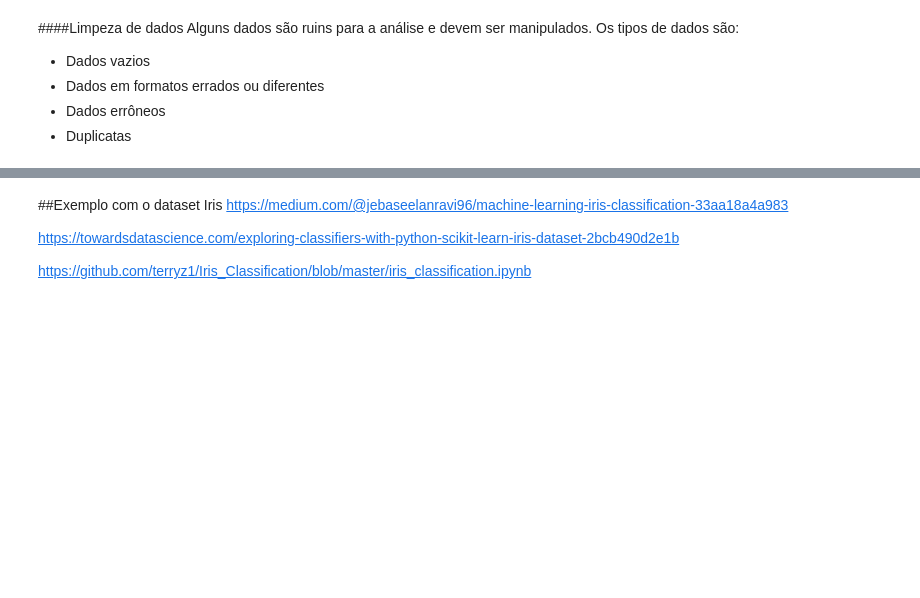
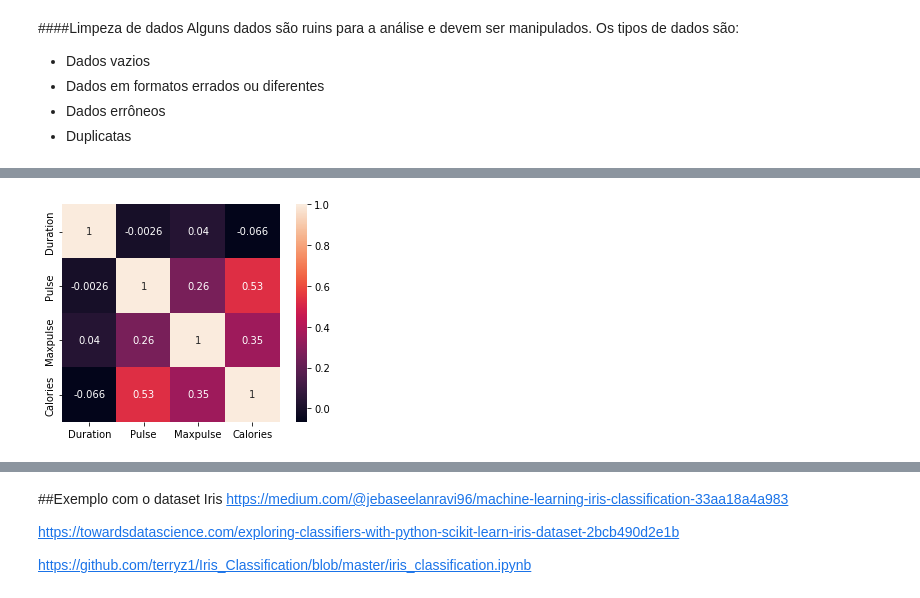
Before and after one commit to fernandonakagawa/Curso_Python_32h, a Jupyter notebook: Python_para_Data_Science.ipynb, the cells around one changed output, grey strips where cells are left out. Saved outputs shown, nothing was run; the diff lists cells and outputs as text; code cells hidden in the pictures; blank space fills up the shorter version.

```diff
--- a/Python_para_Data_Science.ipynb
+++ b/Python_para_Data_Science.ipynb
@@ -1169,0 +1348,10 @@ Alguns dados são ruins para a análise e devem ser manipulados. Os tipos de dad
+# %%
+df.loc[7, 'Duration'] = 45
+# %%
+for x in df.index:
+  if df.loc[x, "Duration"] > 120:
+    df.loc[x, "Duration"] = 120
+# %%
+for x in df.index:
+  if df.loc[x, "Duration"] > 120:
+    df.drop(x, inplace = True)
@@ -1169,0 +1378,3 @@ Alguns dados são ruins para a análise e devem ser manipulados. Os tipos de dad
+# %%
+df.drop_duplicates(inplace = True)
+df
@@ -1169,0 +1412,4 @@ Alguns dados são ruins para a análise e devem ser manipulados. Os tipos de dad
+# %%
+sns.heatmap(df.corr(), annot = True, square = True);
+# %% [output]
+[figure, added]
```
Also changed, not shown: parts of 28 cells of this notebook.
